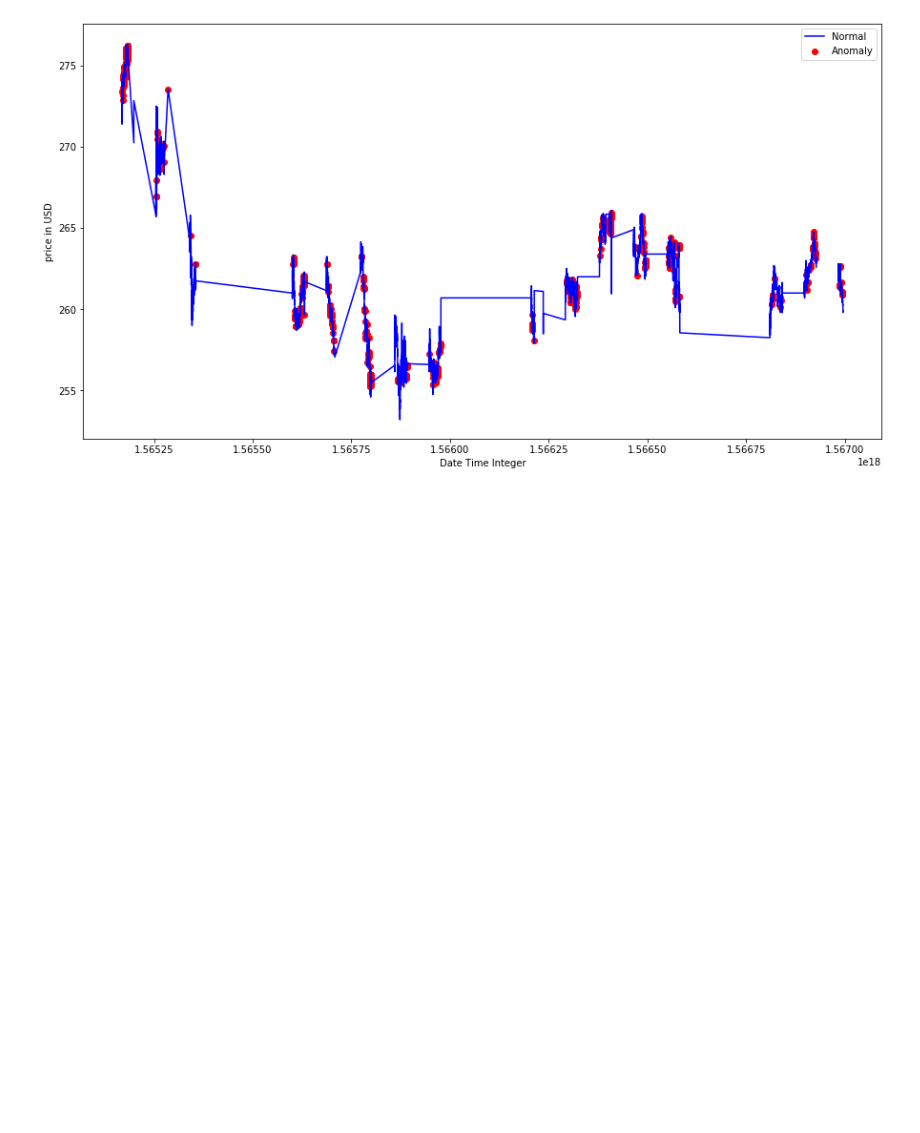
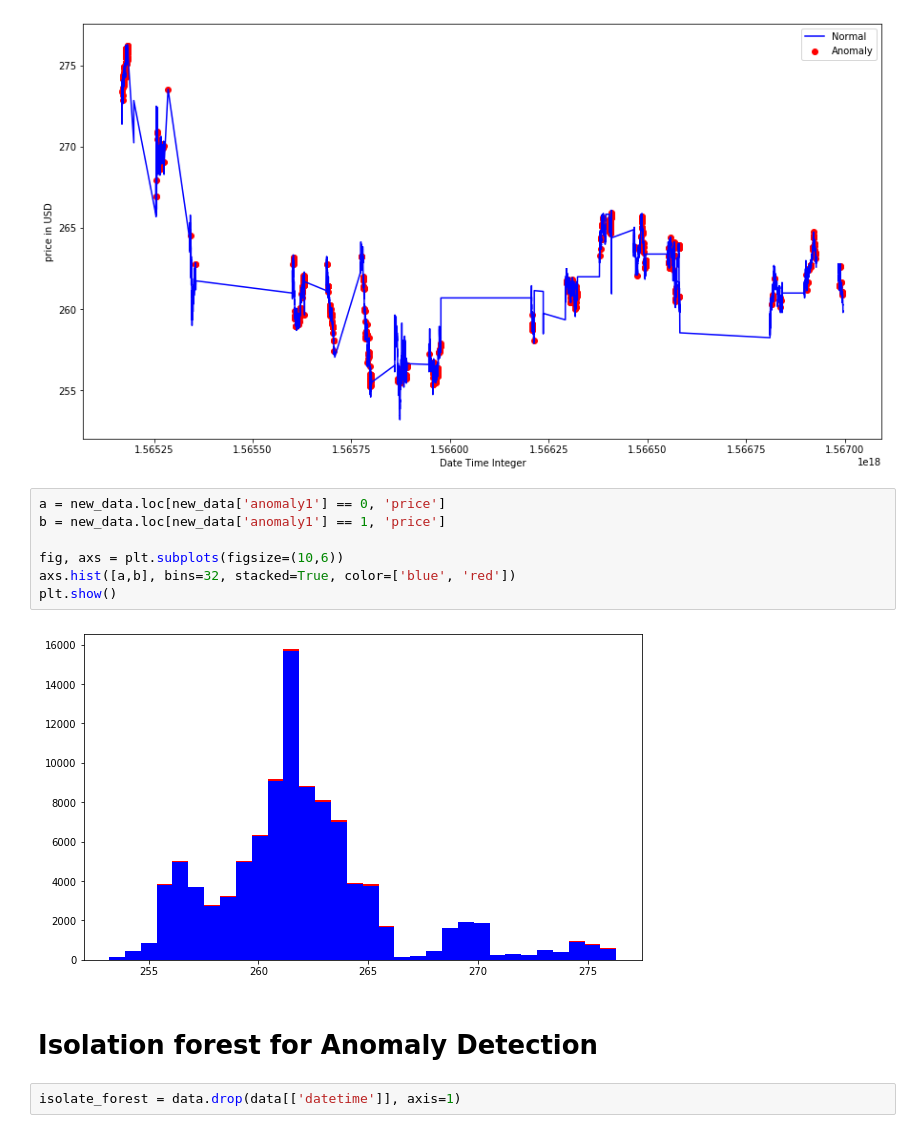
Before and after one commit to geewynn/Machine-Learning-Project, a Jupyter notebook: Pectan/cluster.ipynb, the cells around one changed output. Cells and saved outputs as stored; diff of their text form; blank space fills up the shorter version.

```diff
--- a/Pectan/cluster.ipynb
+++ b/Pectan/cluster.ipynb
@@ -278,3 +281,16 @@ plt.legend()
 plt.show();
 # %% [output]
 [figure]
+# %%
+a = new_data.loc[new_data['anomaly1'] == 0, 'price']
+b = new_data.loc[new_data['anomaly1'] == 1, 'price']
+
+fig, axs = plt.subplots(figsize=(10,6))
+axs.hist([a,b], bins=32, stacked=True, color=['blue', 'red'])
+plt.show()
+# %% [output]
+[figure, added]
+# %% [markdown]
+# Isolation forest for Anomaly Detection
+# %%
+isolate_forest = data.drop(data[['datetime']], axis=1)
```
Also changed, not shown: parts of 11 cells of this notebook.
